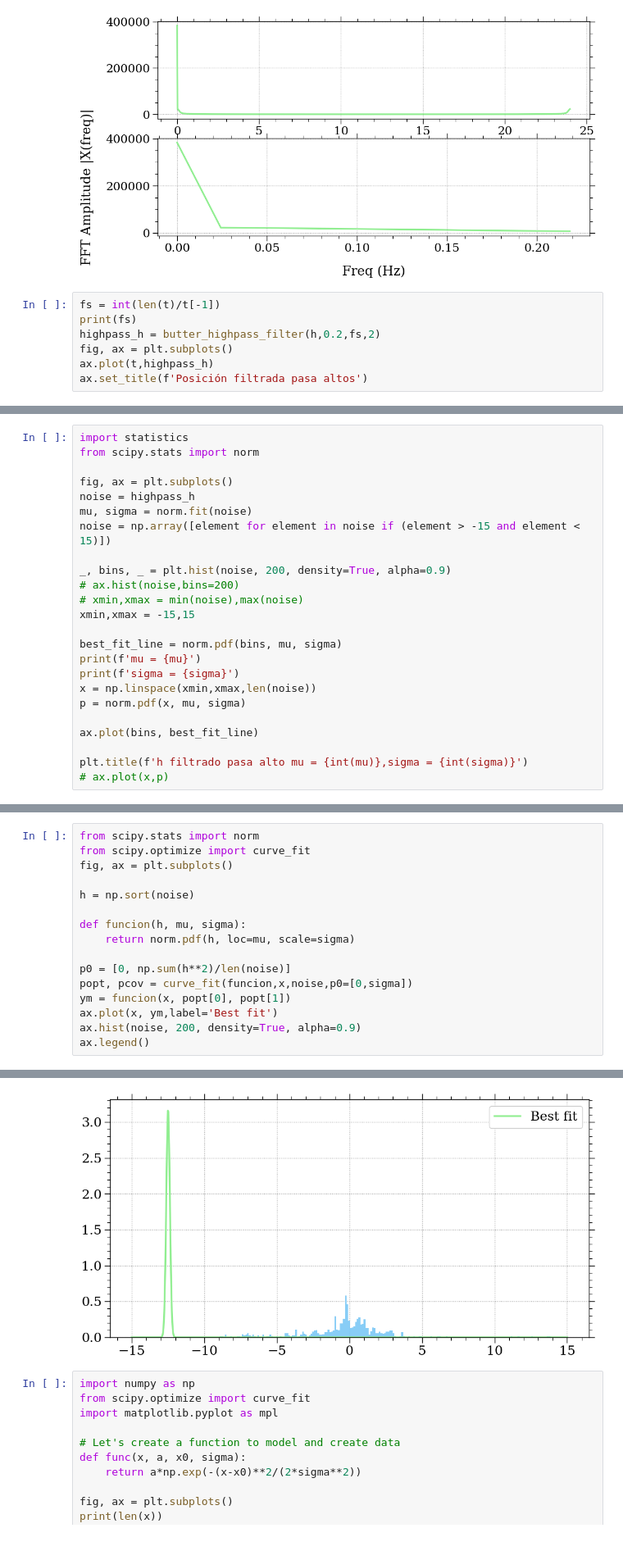
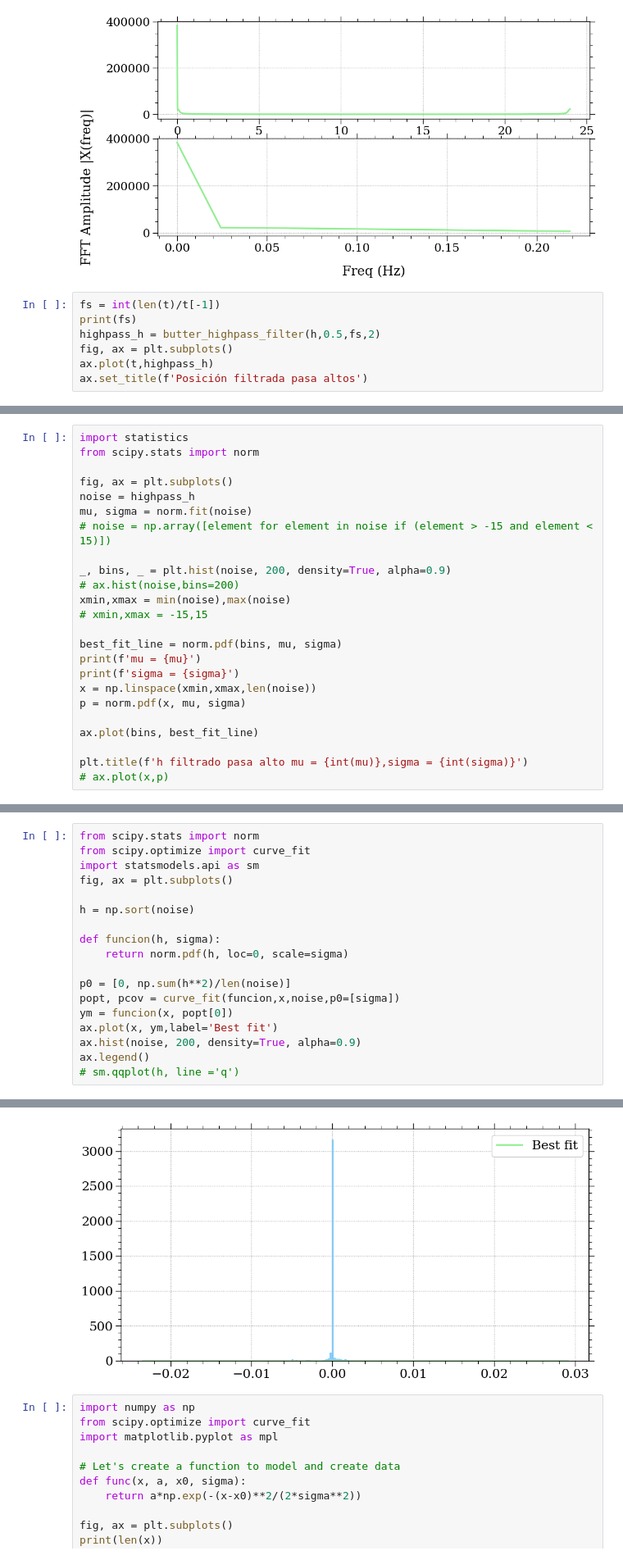
Before and after one commit to Martin-Palomeque/PID, a Jupyter notebook: Incerteza_vaso.ipynb, the cells around one changed output, grey strips where cells are left out. Shown at 82% size. Cells and saved outputs as stored; diff of their text form.

```diff
--- a/Incerteza_vaso.ipynb
+++ b/Incerteza_vaso.ipynb
@@ -129,7 +129,7 @@ Text(0, 0.5, 'FFT Amplitude |X(freq)|')
 # %%
 fs = int(len(t)/t[-1])
 print(fs)
-highpass_h = butter_highpass_filter(h,0.2,fs,2)
+highpass_h = butter_highpass_filter(h,0.5,fs,2)
 fig, ax = plt.subplots()
 ax.plot(t,highpass_h)
 ax.set_title(f'Posición filtrada pasa altos')
@@ -144,12 +144,12 @@ from scipy.stats import norm
 fig, ax = plt.subplots()
 noise = highpass_h
 mu, sigma = norm.fit(noise)
-noise = np.array([element for element in noise if (element > -15 and element < 15)])
+# noise = np.array([element for element in noise if (element > -15 and element < 15)])
 
 _, bins, _ = plt.hist(noise, 200, density=True, alpha=0.9)
 # ax.hist(noise,bins=200)
-# xmin,xmax = min(noise),max(noise)
-xmin,xmax = -15,15
+xmin,xmax = min(noise),max(noise)
+# xmin,xmax = -15,15
 
 best_fit_line = norm.pdf(bins, mu, sigma)
 print(f'mu = {mu}')
@@ -169,22 +169,24 @@ Text(0.5, 1.0, 'h filtrado pasa alto mu = 0,sigma = 3')
 # %%
 from scipy.stats import norm
 from scipy.optimize import curve_fit
+import statsmodels.api as sm
 fig, ax = plt.subplots()
 
 h = np.sort(noise)
 
-def funcion(h, mu, sigma):
-    return norm.pdf(h, loc=mu, scale=sigma)
+def funcion(h, sigma):
+    return norm.pdf(h, loc=0, scale=sigma)
 
 p0 = [0, np.sum(h**2)/len(noise)]
-popt, pcov = curve_fit(funcion,x,noise,p0=[0,sigma])
-ym = funcion(x, popt[0], popt[1])
+popt, pcov = curve_fit(funcion,x,noise,p0=[sigma])
+ym = funcion(x, popt[0])
 ax.plot(x, ym,label='Best fit')
 ax.hist(noise, 200, density=True, alpha=0.9)
 ax.legend()
+# sm.qqplot(h, line ='q')
 # %% [output]
 <matplotlib.legend.Legend at 0x...>
-[figure, old version]
+[figure, new version]
 # %%
 import numpy as np
 from scipy.optimize import curve_fit
```
Also changed, not shown: parts of 2 cells of this notebook.
